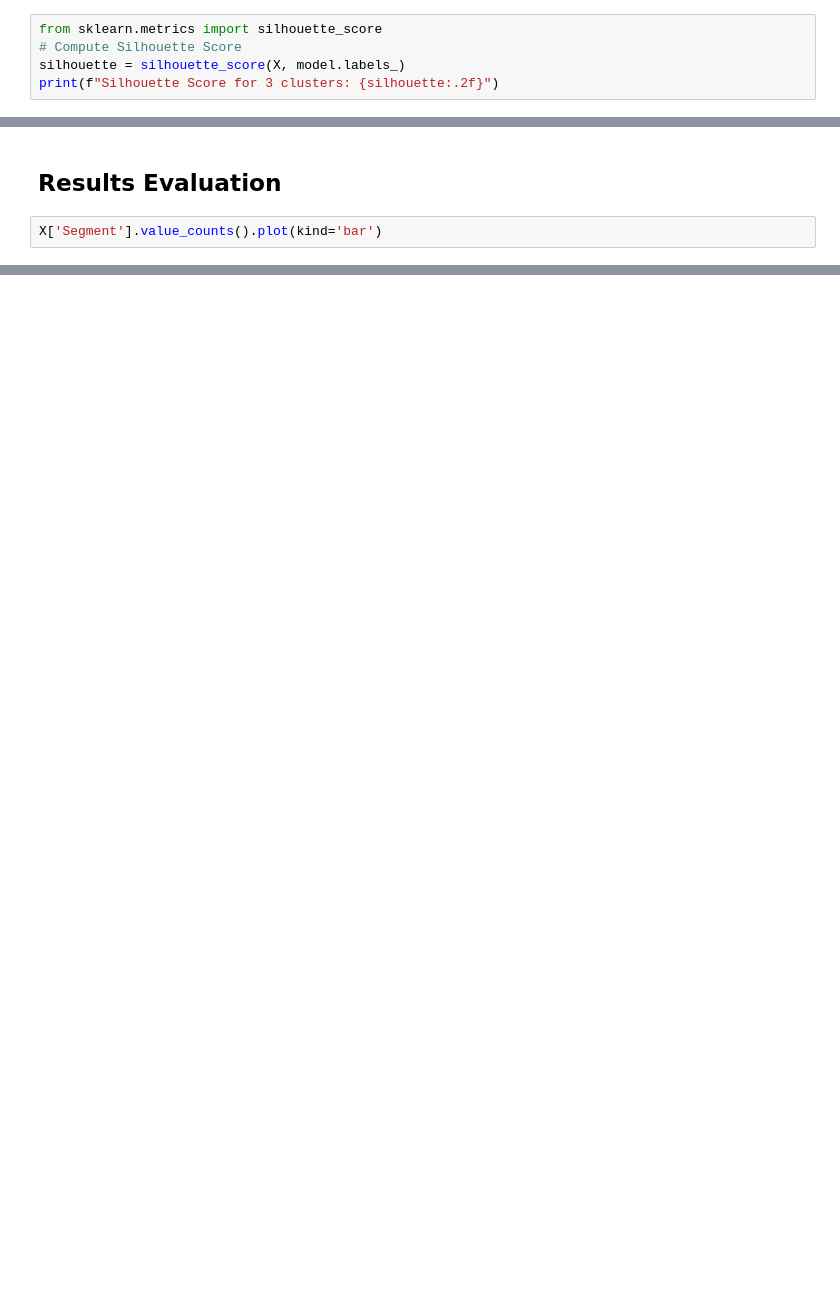
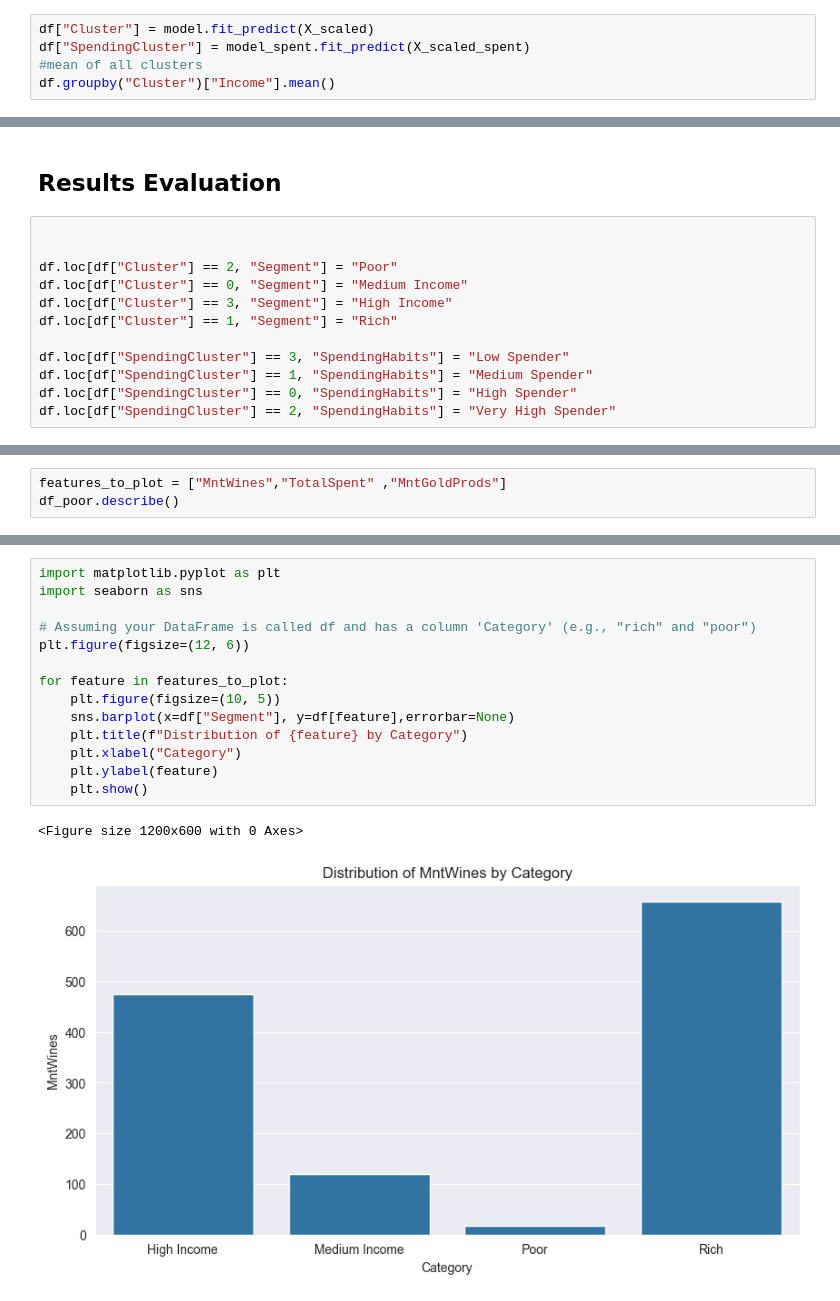
Before and after one commit to joojaa7/dataK-koneO, a Jupyter notebook: Project/project.ipynb, the cells around one changed output, grey strips where cells are left out. Cells and saved outputs as stored; diff of their text form; blank space fills up the shorter version.

```diff
--- a/Project/project.ipynb
+++ b/Project/project.ipynb
@@ -118,6 +115,6 @@ Name: count, dtype: int64
 # %%
-from sklearn.metrics import silhouette_score
-# Compute Silhouette Score
-silhouette = silhouette_score(X, model.labels_)
-print(f"Silhouette Score for 3 clusters: {silhouette:.2f}")
+df["Cluster"] = model.fit_predict(X_scaled)
+df["SpendingCluster"] = model_spent.fit_predict(X_scaled_spent)
+#mean of all clusters
+df.groupby("Cluster")["Income"].mean()
 # %% [output]
@@ -125,4 +136,14 @@ Silhouette Score for 3 clusters: 0.53
 # %% [markdown]
 ## Results Evaluation
 # %%
-X['Segment'].value_counts().plot(kind='bar')
+
+
+df.loc[df["Cluster"] == 2, "Segment"] = "Poor"
+df.loc[df["Cluster"] == 0, "Segment"] = "Medium Income"
+df.loc[df["Cluster"] == 3, "Segment"] = "High Income"
+df.loc[df["Cluster"] == 1, "Segment"] = "Rich"
+
+df.loc[df["SpendingCluster"] == 3, "SpendingHabits"] = "Low Spender"
+df.loc[df["SpendingCluster"] == 1, "SpendingHabits"] = "Medium Spender"
+df.loc[df["SpendingCluster"] == 0, "SpendingHabits"] = "High Spender"
+df.loc[df["SpendingCluster"] == 2, "SpendingHabits"] = "Very High Spender"
@@ -131,0 +171,3 @@ X['Segment'].value_counts().plot(kind='bar')
+# %%
+features_to_plot = ["MntWines","TotalSpent" ,"MntGoldProds"]
+df_poor.describe()
@@ -131,0 +198,17 @@ X['Segment'].value_counts().plot(kind='bar')
+# %%
+import matplotlib.pyplot as plt
+import seaborn as sns
+
+# Assuming your DataFrame is called df and has a column 'Category' (e.g., "rich" and "poor")
+plt.figure(figsize=(12, 6))
+
+for feature in features_to_plot:
+    plt.figure(figsize=(10, 5))
+    sns.barplot(x=df["Segment"], y=df[feature],errorbar=None)
+    plt.title(f"Distribution of {feature} by Category")
+    plt.xlabel("Category")
+    plt.ylabel(feature)
+    plt.show()
+# %% [output]
+<Figure size 1200x600 with 0 Axes>
+[figure, added]
```
Also changed, not shown: parts of 20 cells of this notebook.
